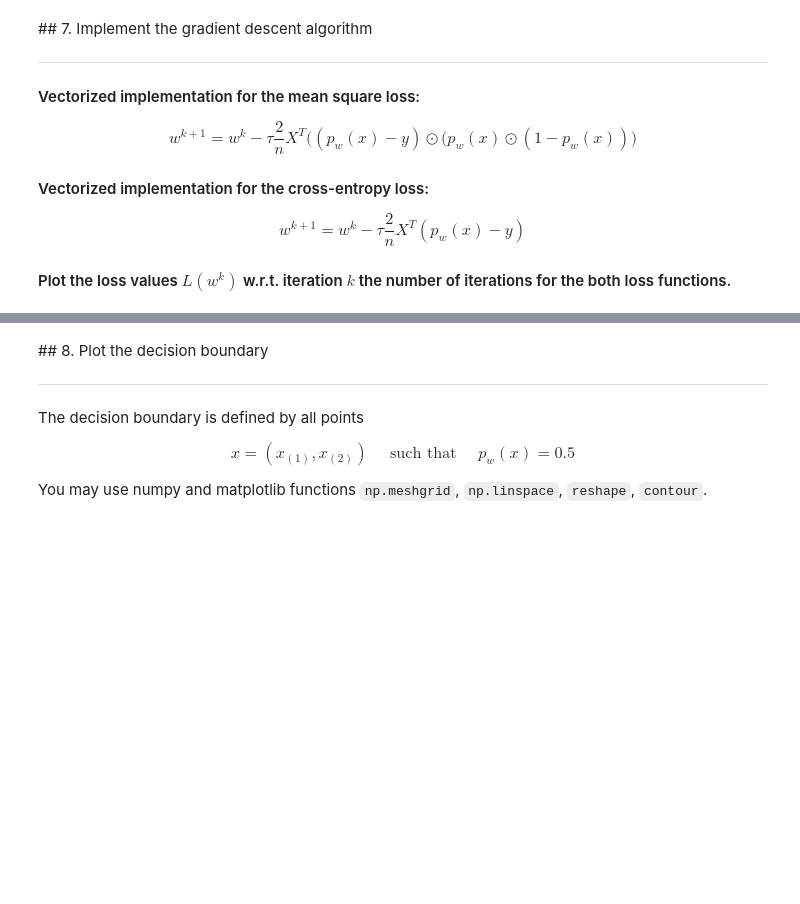
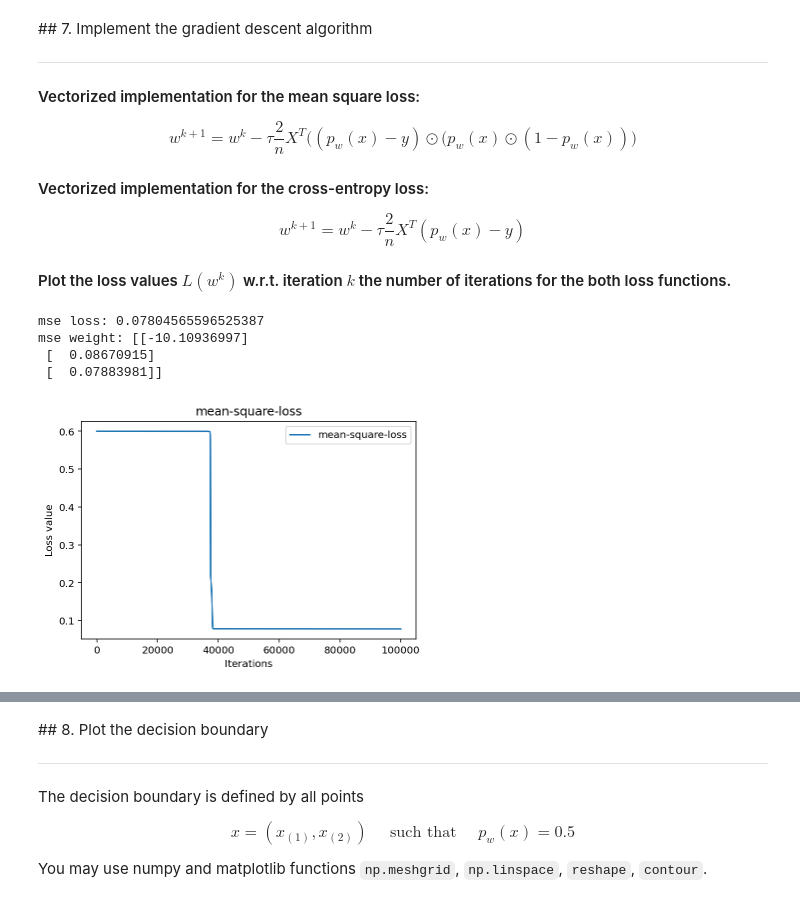
Before and after one commit to yesoly/MachineLearningProject, a Jupyter notebook: Assignment04.ipynb, the cells around one changed output, grey strips where cells are left out. Saved outputs shown, nothing was run; the diff lists cells and outputs as text; code cells hidden in the pictures; blank space fills up the shorter version.

```diff
--- a/Assignment04.ipynb
+++ b/Assignment04.ipynb
@@ -323,8 +324,25 @@ def grad_desc_ce(X, y , w_init=np.array([1,1,1])[:,None] ,tau=1e-4, max_iter=500
 # %%
 # run gradient descent algorithm
 start = time.time()
-w_init = np.array([-10,0.1,-0.2])[:,None]
-tau = 1e-4; max_iter = 10000
+w_init = np.array([-10, 0.1, -0.2])[:,None]
+tau = 0.0005; max_iter = 100000
+
 w_mse, L_iters_mse, w_iters_mse = grad_desc_mse(X,y,w_init,tau,max_iter)
-w_ce, L_iters_ce, w_iters_ce = grad_desc_ce(X,y,w_init,tau,max_iter)
+# plot
+fig_3 = plt.figure(3)
+plt.plot(np.linspace(0, max_iter, max_iter), L_iters_mse, label = 'mean-square-loss')
+print('mse loss:', L_iters_mse[-1])
+print('mse weight:', w_mse)
+plt.xlabel('Iterations')
+plt.ylabel('Loss value')
+plt.legend(loc = 'upper right')
+plt.title('mean-square-loss')
+plt.show()
+fig_3.savefig('mse_loss.png')
+# %% [output]
+mse loss: 0.07804565596525387
+mse weight: [[-10.10936997]
+ [  0.08670915]
+ [  0.07883981]]
+[figure, added]
 # %%
```
Also changed, not shown: parts of 13 cells of this notebook.
